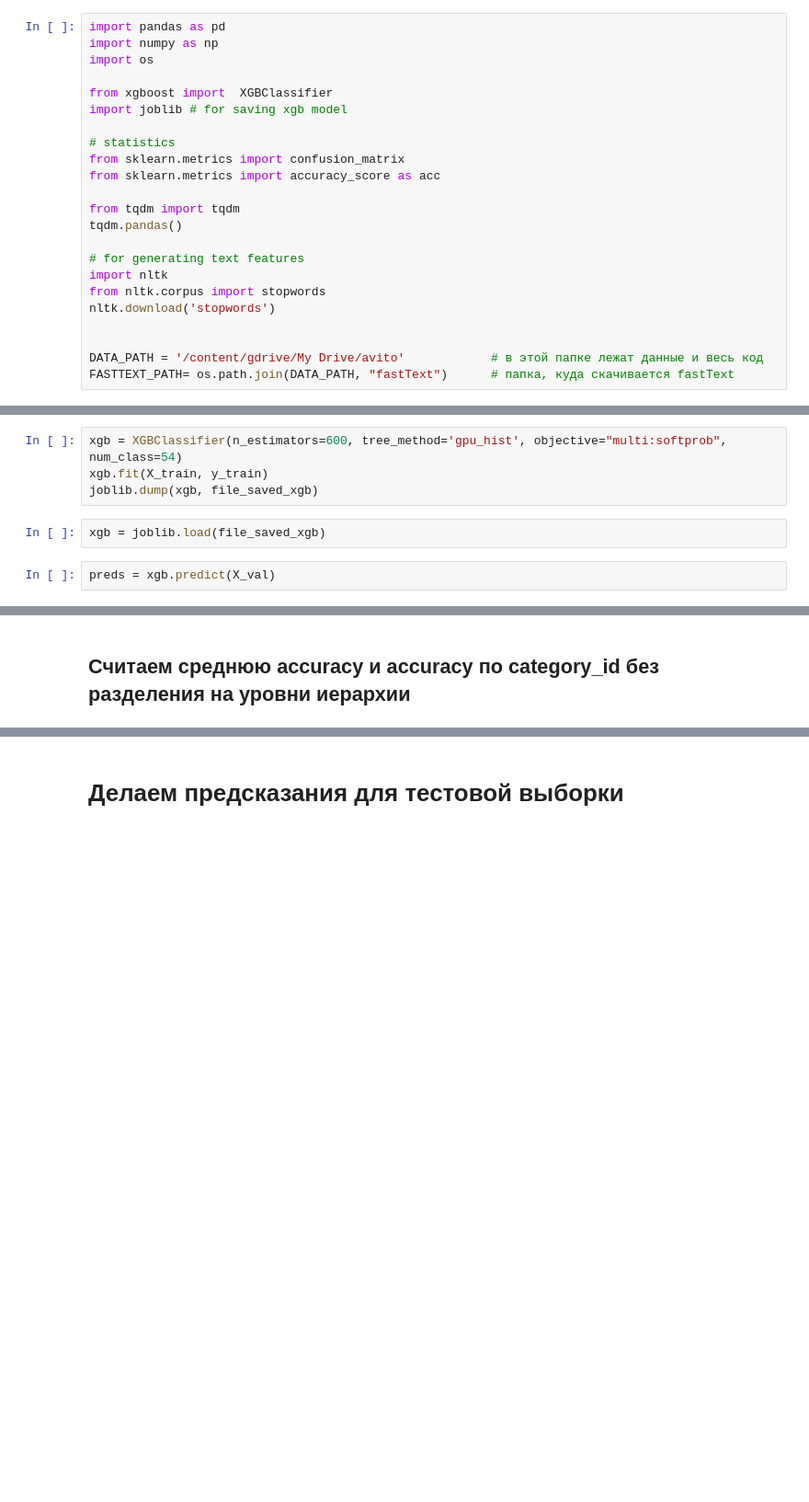
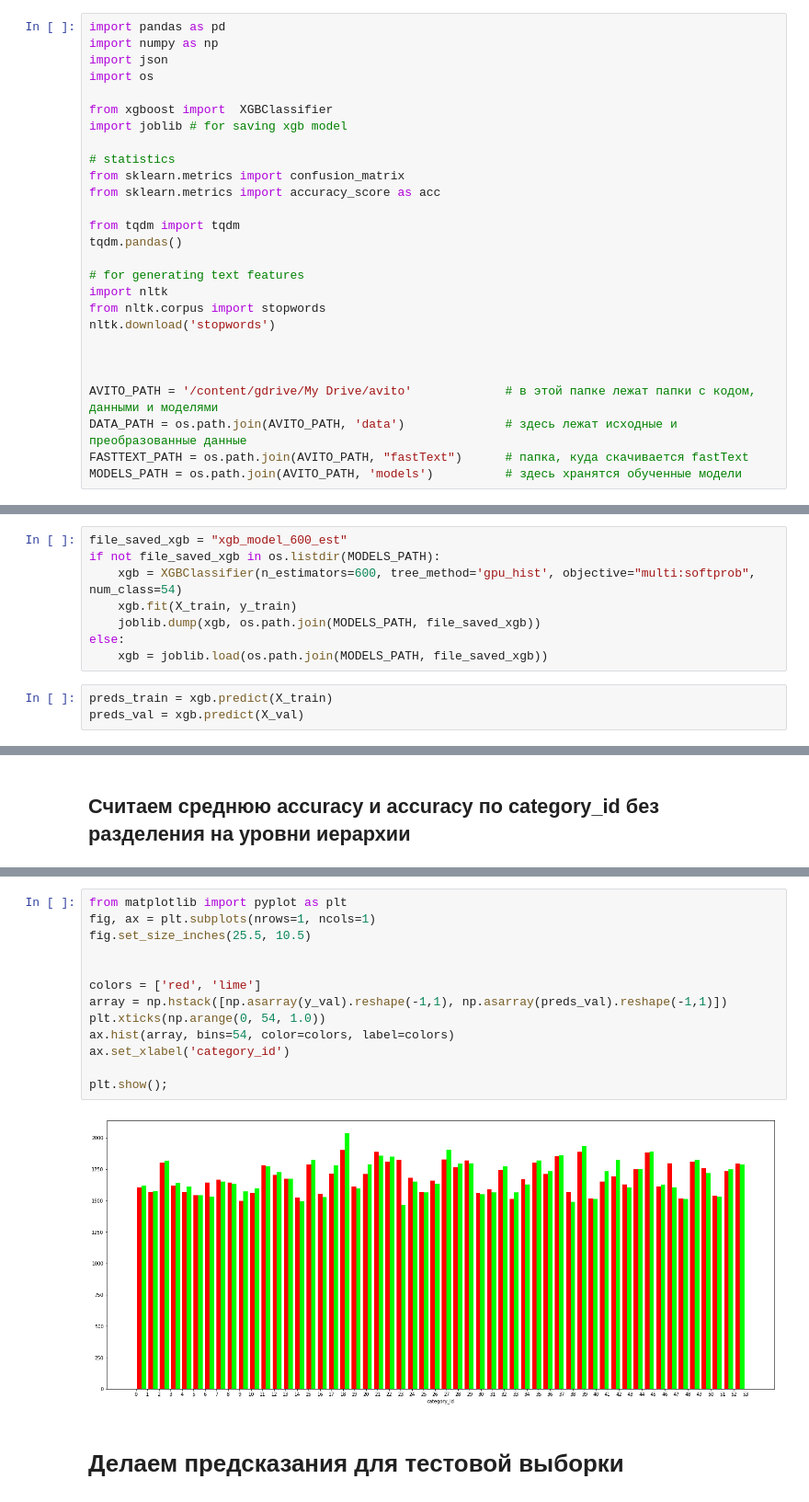
Before and after one commit to gazon1/testing-task-Avito, a Jupyter notebook: Stacking_xgboost_of_fasttext.ipynb, the cells around one changed output, grey strips where cells are left out. Shown at 92% size. Drawn from its saved outputs; the diff is of its cells as text; blank space fills up the shorter version.

```diff
--- a/Stacking_xgboost_of_fasttext.ipynb
+++ b/Stacking_xgboost_of_fasttext.ipynb
@@ -10,6 +14,7 @@ drive.mount('/content/gdrive')
 # %%
 import pandas as pd
 import numpy as np
+import json
 import os
 
 from xgboost import  XGBClassifier
@@ -28,5 +33,8 @@ from nltk.corpus import stopwords
 nltk.download('stopwords')
 
 
-DATA_PATH = '/content/gdrive/My Drive/avito'            # в этой папке лежат данные и весь код
-FASTTEXT_PATH= os.path.join(DATA_PATH, "fastText")      # папка, куда скачивается fastText
+
+AVITO_PATH = '/content/gdrive/My Drive/avito'             # в этой папке лежат папки с кодом, данными и моделями
+DATA_PATH = os.path.join(AVITO_PATH, 'data')              # здесь лежат исходные и преобразованные данные
+FASTTEXT_PATH = os.path.join(AVITO_PATH, "fastText")      # папка, куда скачивается fastText
+MODELS_PATH = os.path.join(AVITO_PATH, 'models')          # здесь хранятся обученные модели
@@ -242,8 +229,11 @@ file_saved_xgb = os.path.join(DATA_PATH, "xgb_model_600_est")
 # %%
-xgb = XGBClassifier(n_estimators=600, tree_method='gpu_hist', objective="multi:softprob", num_class=54)
-xgb.fit(X_train, y_train)
-joblib.dump(xgb, file_saved_xgb)
+file_saved_xgb = "xgb_model_600_est"
+if not file_saved_xgb in os.listdir(MODELS_PATH):
+    xgb = XGBClassifier(n_estimators=600, tree_method='gpu_hist', objective="multi:softprob", num_class=54)
+    xgb.fit(X_train, y_train)
+    joblib.dump(xgb, os.path.join(MODELS_PATH, file_saved_xgb))
+else:
+    xgb = joblib.load(os.path.join(MODELS_PATH, file_saved_xgb))
-# %%
-xgb = joblib.load(file_saved_xgb)
 # %%
-preds = xgb.predict(X_val)
+preds_train = xgb.predict(X_train)
+preds_val = xgb.predict(X_val)
@@ -383,3 +438,18 @@ accuracy by categories
+# %%
+from matplotlib import pyplot as plt
+fig, ax = plt.subplots(nrows=1, ncols=1)
+fig.set_size_inches(25.5, 10.5)
+
+
+colors = ['red', 'lime']
+array = np.hstack([np.asarray(y_val).reshape(-1,1), np.asarray(preds_val).reshape(-1,1)])
+plt.xticks(np.arange(0, 54, 1.0))
+ax.hist(array, bins=54, color=colors, label=colors)
+ax.set_xlabel('category_id')
+
+plt.show();
+# %% [output]
+[figure, added]
 # %% [markdown]
 # Делаем предсказания для тестовой выборки
 # %%
```
Also changed, not shown: parts of 59 cells of this notebook.
